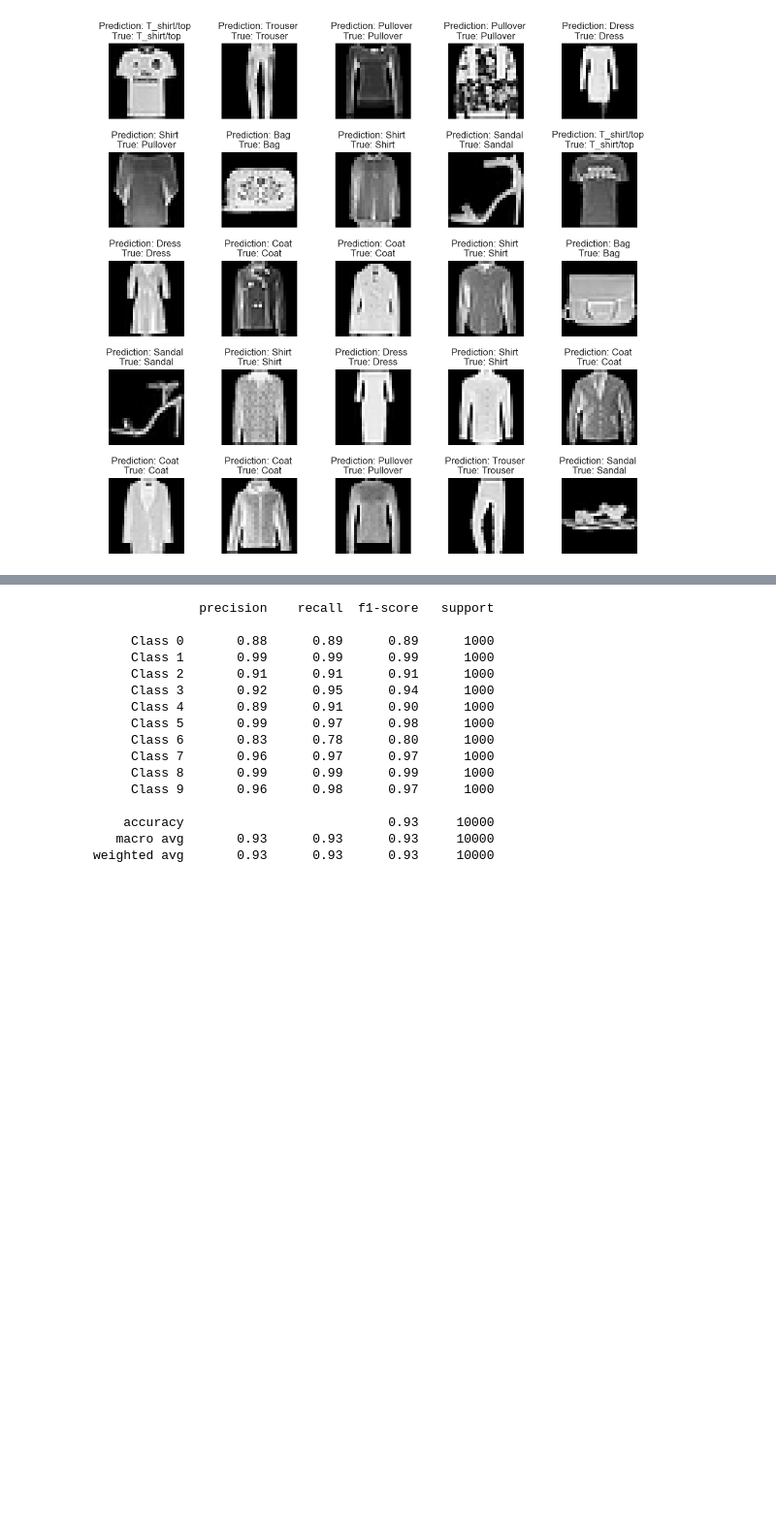
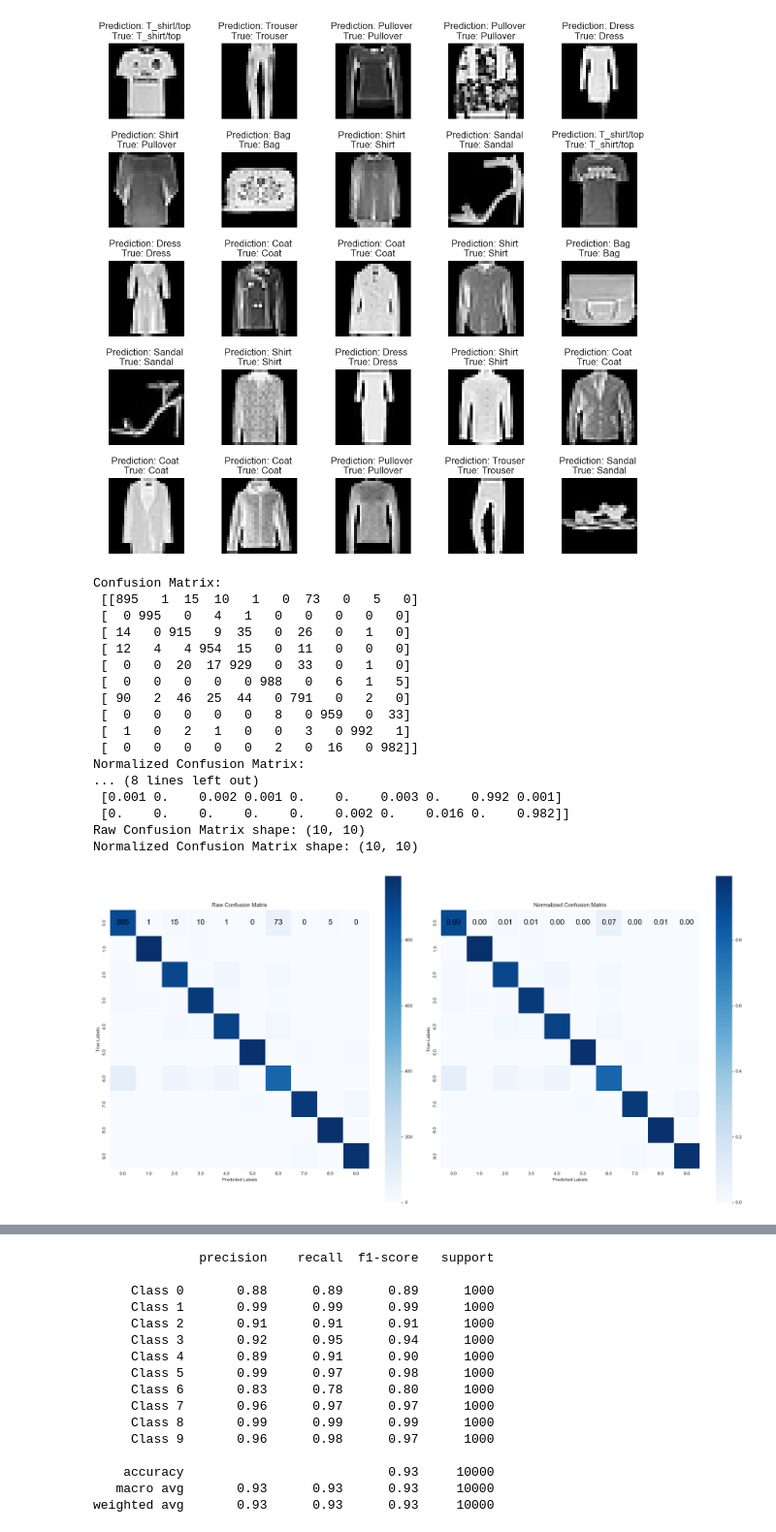
Before and after one commit to gowthamkishore3799/ml-model, a Jupyter notebook: CNN/cnn.ipynb, the cells around one changed output, grey strips where cells are left out. Shown at 97% size. Drawn from its saved outputs; the diff is of its cells as text; code cells hidden in the pictures; blank space fills up the shorter version.

```diff
--- a/CNN/cnn.ipynb
+++ b/CNN/cnn.ipynb
@@ -438,35 +438,66 @@ plt.subplots_adjust(wspace=0.5)
 [figure]
 [figure]
 # %%
+import numpy as np
+import seaborn as sns
+import matplotlib.pyplot as plt
+from sklearn.metrics import confusion_matrix
+
 # Assuming y_test and predicted_classes are already defined
-
 # Step 1: Calculate the confusion matrix
 cm = confusion_matrix(y_test, predicted_classes)
 
 # Step 2: Normalize the confusion matrix if necessary
 cm_normalized = cm.astype('float') / cm.sum(axis=1)[:, np.newaxis]  # Row-wise normalization
 
 # Check the confusion matrix and normalized matrix for debugging
 print("Confusion Matrix:\n", cm)
 print("Normalized Confusion Matrix:\n", cm_normalized)
 
+# Check dimensions of matrices
+print(f"Raw Confusion Matrix shape: {cm.shape}")
+print(f"Normalized Confusion Matrix shape: {cm_normalized.shape}")
+
 # Set up the plot with subplots for raw and normalized confusion matrix
 fig, axes = plt.subplots(1, 2, figsize=(20, 10))  # Create two subplots side by side
 
-# Plot the normalized confusion matrix
-sns.heatmap(cm_normalized, annot=True, fmt='.2f', cmap='Blues',
-            xticklabels=np.unique(y_test), yticklabels=np.unique(y_test), ax=axes[0])
-axes[0].set_title('Normalized Confusion Matrix')
+# Plot the raw confusion matrix
+sns.heatmap(cm, annot=True, fmt='g', cmap='Blues',
+            xticklabels=np.unique(y_test), yticklabels=np.unique(y_test),
+            ax=axes[0], cbar=True, square=True, linewidths=0.5, annot_kws={'size': 16, 'color': 'black'})
+axes[0].set_title('Raw Confusion Matrix')
 axes[0].set_xlabel('Predicted Labels')
 axes[0].set_ylabel('True Labels')
 
-# Plot the regular confusion matrix
-sns.heatmap(cm, annot=True, fmt='d', cmap='Blues',
-            xticklabels=np.unique(y_test), yticklabels=np.unique(y_test), ax=axes[1])
-axes[1].set_title('Confusion Matrix (Raw)')
+# Plot the normalized confusion matrix
+sns.heatmap(cm_normalized, annot=True, fmt='.2f', cmap='Blues',
+            xticklabels=np.unique(y_test), yticklabels=np.unique(y_test),
+            ax=axes[1], cbar=True, square=True, linewidths=0.5, annot_kws={'size': 16, 'color': 'black'})
+axes[1].set_title('Normalized Confusion Matrix')
 axes[1].set_xlabel('Predicted Labels')
 axes[1].set_ylabel('True Labels')
 
-# Show the plot with tight layout to avoid overlapping labels
+# Adjust layout for better display
 plt.tight_layout()
+
+# Show the plots
 plt.show()
+# %% [output]
+Confusion Matrix:
+ [[895   1  15  10   1   0  73   0   5   0]
+ [  0 995   0   4   1   0   0   0   0   0]
+ [ 14   0 915   9  35   0  26   0   1   0]
+ [ 12   4   4 954  15   0  11   0   0   0]
+ [  0   0  20  17 929   0  33   0   1   0]
+ [  0   0   0   0   0 988   0   6   1   5]
+ [ 90   2  46  25  44   0 791   0   2   0]
+ [  0   0   0   0   0   8   0 959   0  33]
+ [  1   0   2   1   0   0   3   0 992   1]
+ [  0   0   0   0   0   2   0  16   0 982]]
+Normalized Confusion Matrix:
+... (8 lines left out)
+ [0.001 0.    0.002 0.001 0.    0.    0.003 0.    0.992 0.001]
+ [0.    0.    0.    0.    0.    0.002 0.    0.016 0.    0.982]]
+Raw Confusion Matrix shape: (10, 10)
+Normalized Confusion Matrix shape: (10, 10)
+[figure, added]
```
Also changed, not shown: parts of 1 cell of this notebook.
